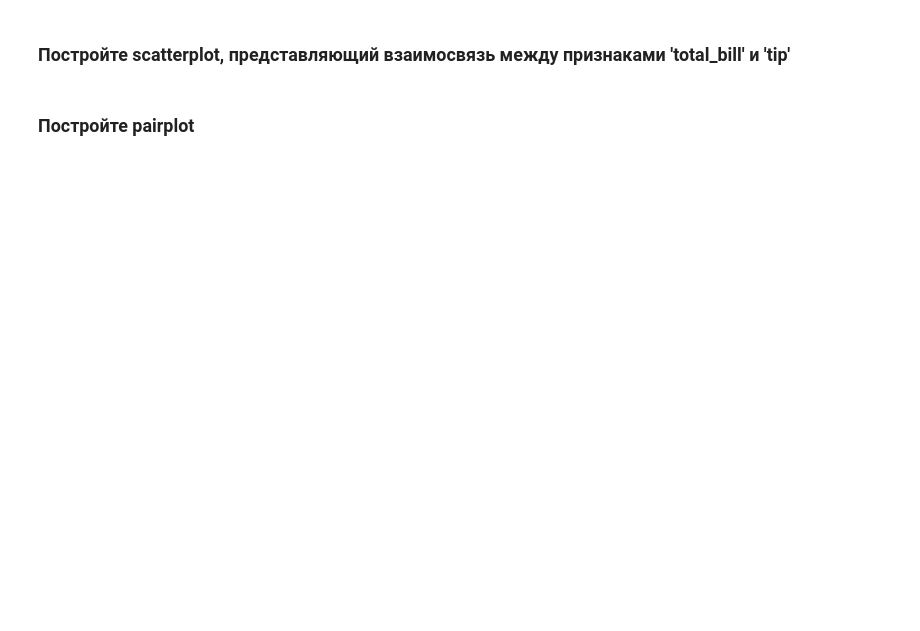
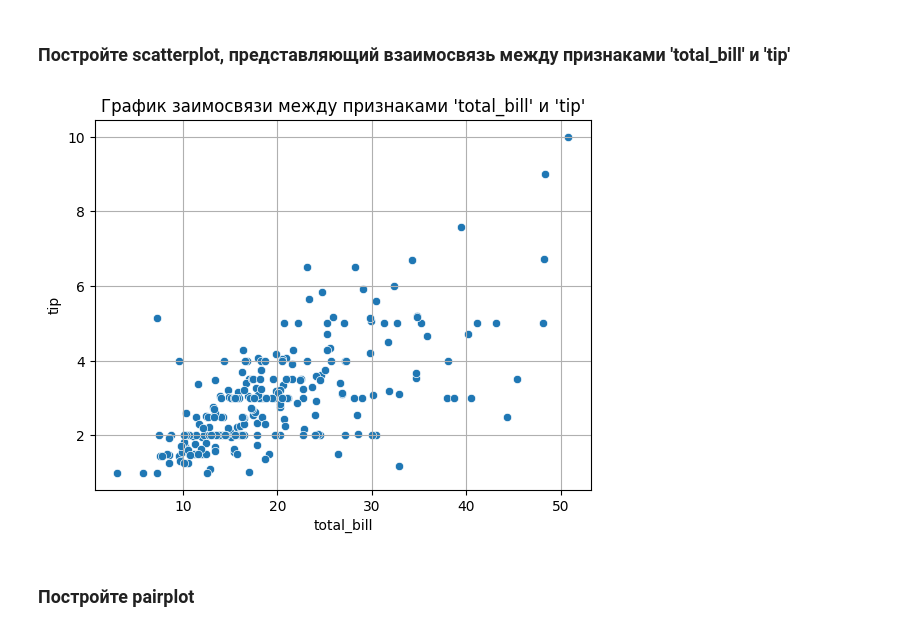
Before and after one commit to korolenko/ML-Basic, a Jupyter notebook: homework_07/homework_07.ipynb, the cells around one changed output. Saved outputs shown, nothing was run; the diff lists cells and outputs as text; code cells hidden in the pictures; blank space fills up the shorter version.

```diff
--- a/homework_07/homework_07.ipynb
+++ b/homework_07/homework_07.ipynb
@@ -205,3 +307,15 @@ print(f'normalized_arr_1: {normalized_arr_2}')
+# %%
+# ВАШ КОД ЗДЕСЬ
+sns.scatterplot(x='total_bill', y='tip', data=tips)
+ml.pyplot.xlabel("total_bill")
+ml.pyplot.ylabel("tip")
+ml.pyplot.title("График заимосвязи между признаками 'total_bill' и 'tip'")
+
+# Display the plot
+ml.pyplot.grid(True)
+ml.pyplot.show()
+# %% [output]
+[figure, added]
 # %% [markdown]
 ### Постройте pairplot
 # %%
```
Also changed, not shown: parts of 29 cells of this notebook, 1 other file.
